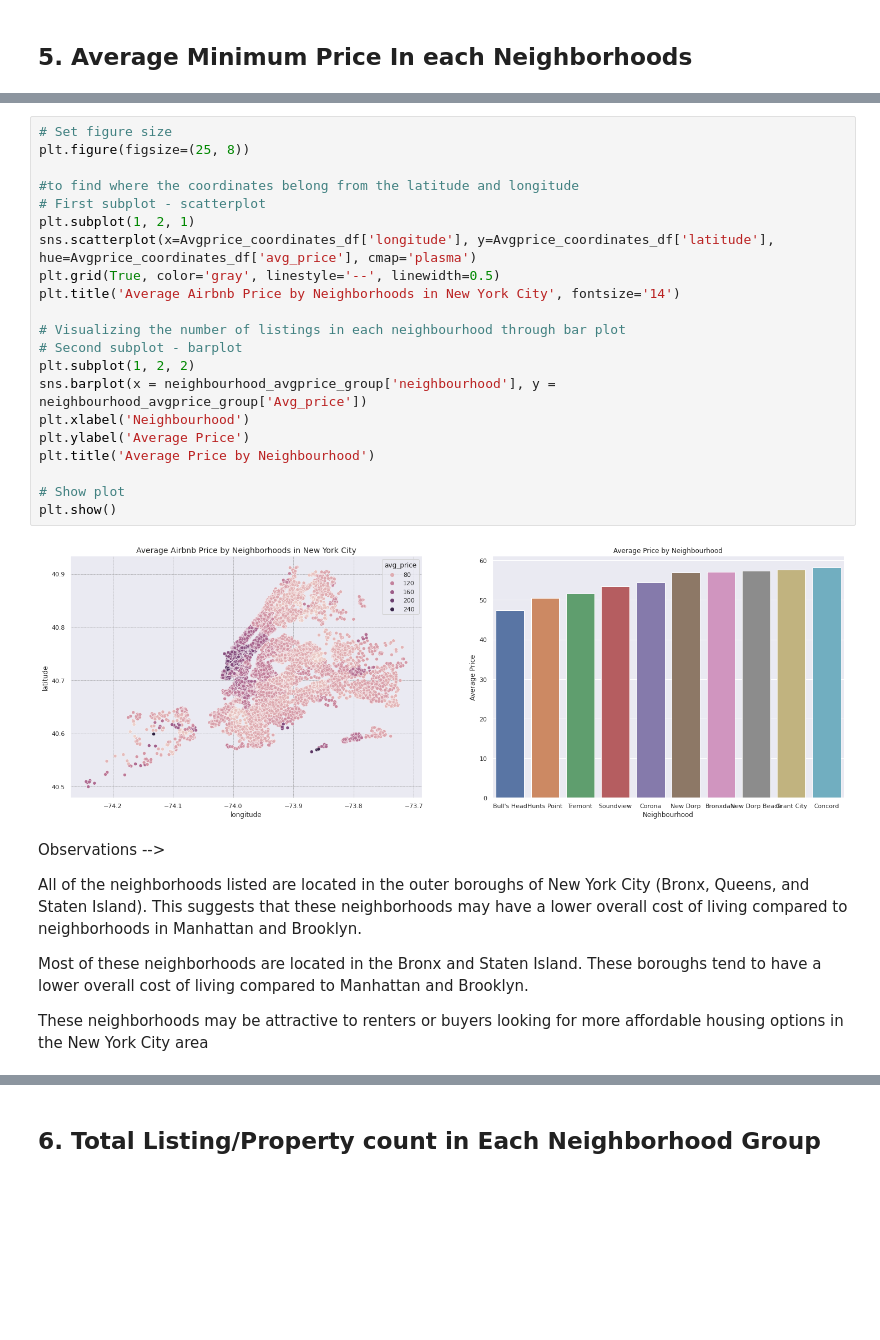
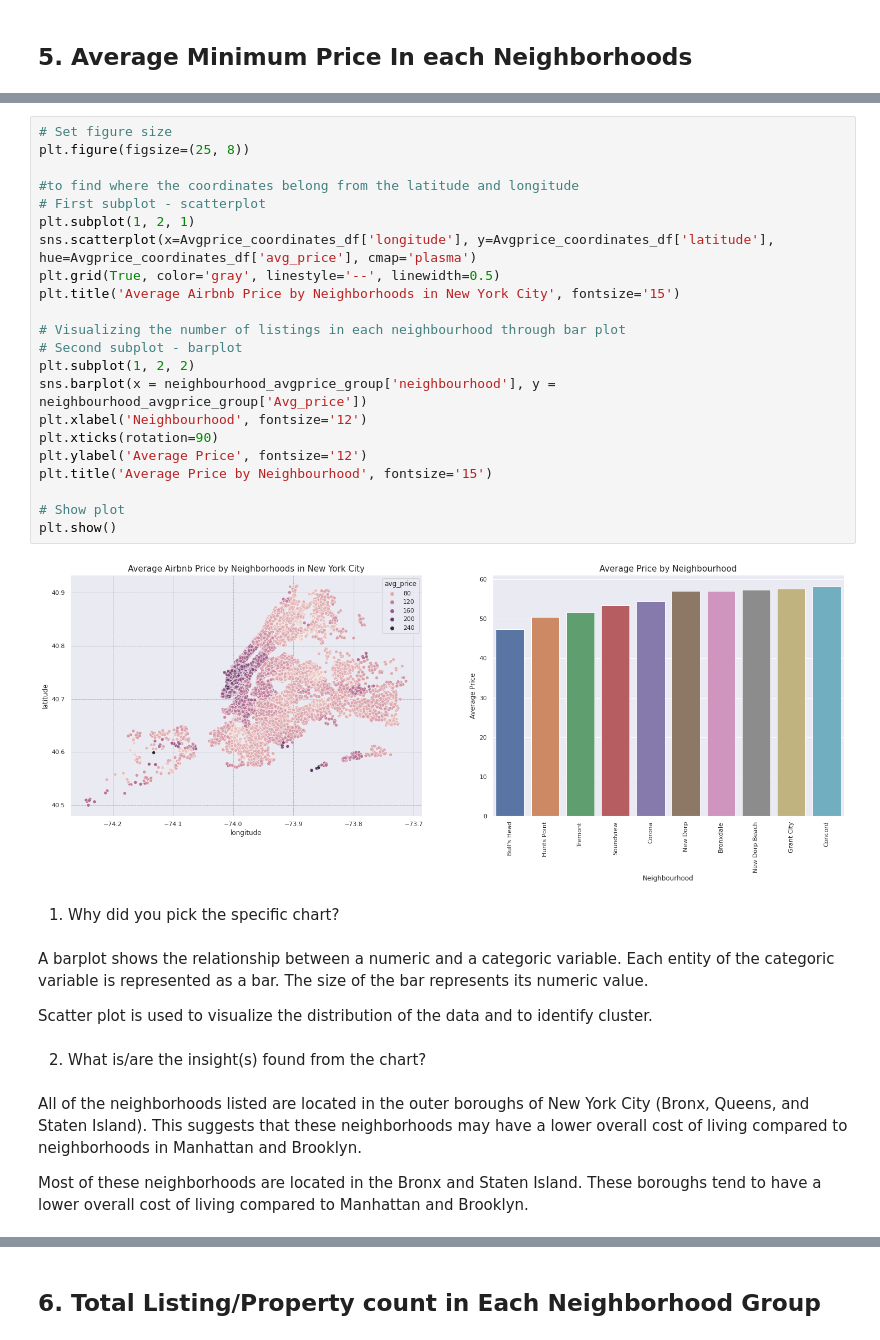
Before and after one commit to NANDINIKeremegaladhoddiShivalingaiah/Airbnb-Exploratory-Data-Analysis-EDA-, a Jupyter notebook: Airbnb_Exploratory_Data_Analysis.ipynb, the cells around one changed output, grey strips where cells are left out. Cells and saved outputs as stored; diff of their text form; blank space fills up the shorter version.

```diff
--- a/Airbnb_Exploratory_Data_Analysis.ipynb
+++ b/Airbnb_Exploratory_Data_Analysis.ipynb
@@ -630,31 +654,36 @@ The data suggests that the overall cost of living in New York City is higher in
 # %%
 # Set figure size
 plt.figure(figsize=(25, 8))
 
 #to find where the coordinates belong from the latitude and longitude
 # First subplot - scatterplot
 plt.subplot(1, 2, 1)
 sns.scatterplot(x=Avgprice_coordinates_df['longitude'], y=Avgprice_coordinates_df['latitude'], hue=Avgprice_coordinates_df['avg_price'], cmap='plasma')
 plt.grid(True, color='gray', linestyle='--', linewidth=0.5)
-plt.title('Average Airbnb Price by Neighborhoods in New York City', fontsize='14')
+plt.title('Average Airbnb Price by Neighborhoods in New York City', fontsize='15')
 
 # Visualizing the number of listings in each neighbourhood through bar plot
 # Second subplot - barplot
 plt.subplot(1, 2, 2)
 sns.barplot(x = neighbourhood_avgprice_group['neighbourhood'], y = neighbourhood_avgprice_group['Avg_price'])
-plt.xlabel('Neighbourhood')
-plt.ylabel('Average Price')
-plt.title('Average Price by Neighbourhood')
+plt.xlabel('Neighbourhood', fontsize='12')
+plt.xticks(rotation=90)
+plt.ylabel('Average Price', fontsize='12')
+plt.title('Average Price by Neighbourhood', fontsize='15')
 
 # Show plot
 plt.show()
 # %% [output]
-[figure, old version]
+[figure, new version]
+# %% [markdown]
+1. Why did you pick the specific chart?
+# %% [markdown]
+A barplot shows the relationship between a numeric and a categoric variable. Each entity of the categoric variable is represented as a bar. The size of the bar represents its numeric value.
+
+Scatter plot is used to visualize the distribution of the data and to identify cluster.
+# %% [markdown]
+2. What is/are the insight(s) found from the chart?
 # %% [markdown]
-Observations -->
-
 All of the neighborhoods listed are located in the outer boroughs of New York City (Bronx, Queens, and Staten Island). This suggests that these neighborhoods may have a lower overall cost of living compared to neighborhoods in Manhattan and Brooklyn.
 
 Most of these neighborhoods are located in the Bronx and Staten Island. These boroughs tend to have a lower overall cost of living compared to Manhattan and Brooklyn.
-
-These neighborhoods may be attractive to renters or buyers looking for more affordable housing options in the New York City area
```
Also changed, not shown: parts of 113 cells of this notebook.
